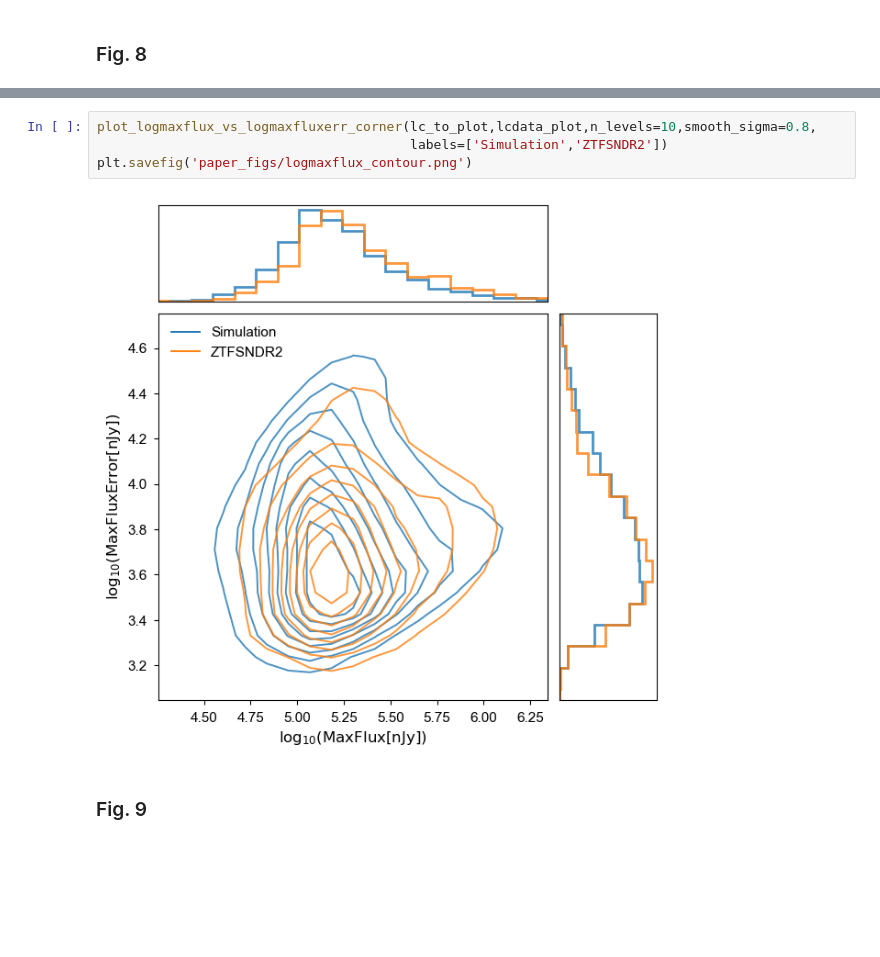
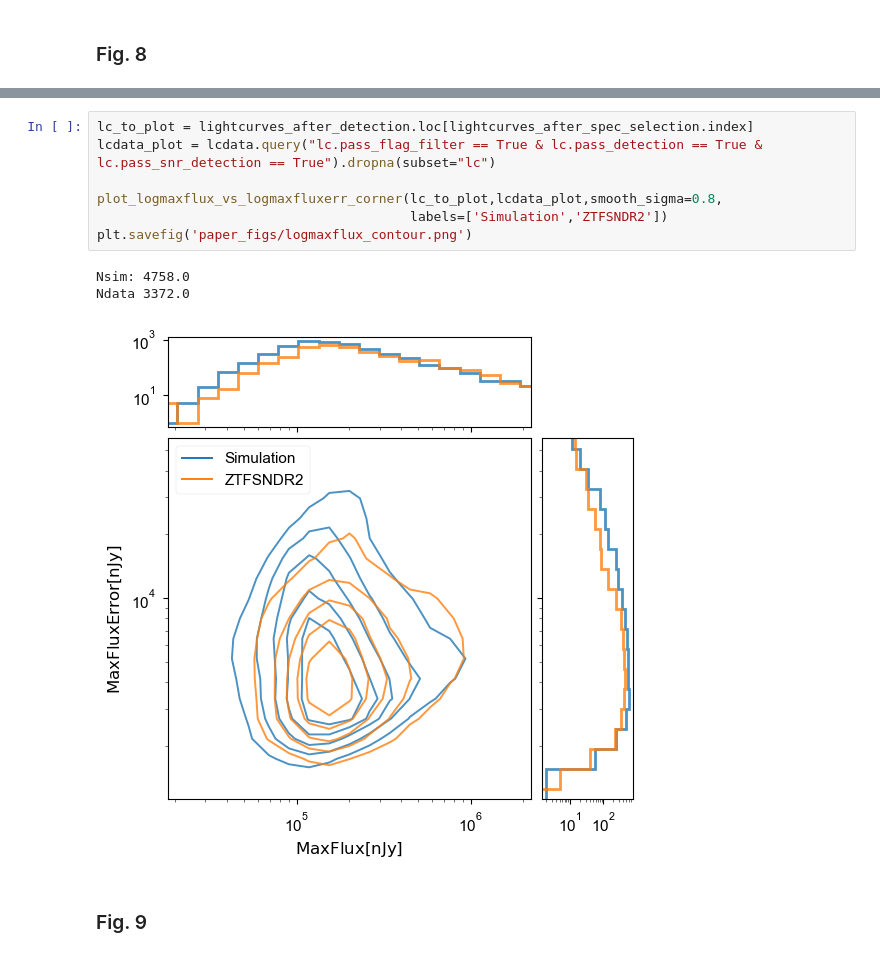
Before and after one commit to mi-dai/lightcurvelynx_ztf_sims, a Jupyter notebook: ZTF_snia-paper-plots.ipynb, the cells around one changed output, grey strips where cells are left out. Saved outputs shown, nothing was run; the diff lists cells and outputs as text; blank space fills up the shorter version.

Commit message:
modified flux vs fluxerr plots

```diff
--- a/ZTF_snia-paper-plots.ipynb
+++ b/ZTF_snia-paper-plots.ipynb
@@ -745,9 +750,14 @@ plt.savefig('paper_figs/logflux_contour.png')
 # %%
-plot_logmaxflux_vs_logmaxfluxerr_corner(lc_to_plot,lcdata_plot,n_levels=10,smooth_sigma=0.8,
+lc_to_plot = lightcurves_after_detection.loc[lightcurves_after_spec_selection.index]
+lcdata_plot = lcdata.query("lc.pass_flag_filter == True & lc.pass_detection == True & lc.pass_snr_detection == True").dropna(subset="lc")
+
+plot_logmaxflux_vs_logmaxfluxerr_corner(lc_to_plot,lcdata_plot,smooth_sigma=0.8,
                                         labels=['Simulation','ZTFSNDR2'])
 plt.savefig('paper_figs/logmaxflux_contour.png')
 # %% [output]
+Nsim: 4758.0
+Ndata 3372.0
-[figure, old version]
+[figure, new version]
 # %% [markdown]
 ### Fig. 9
 # %%
```
Also changed, not shown: parts of 1 cell of this notebook, 1 other file.
